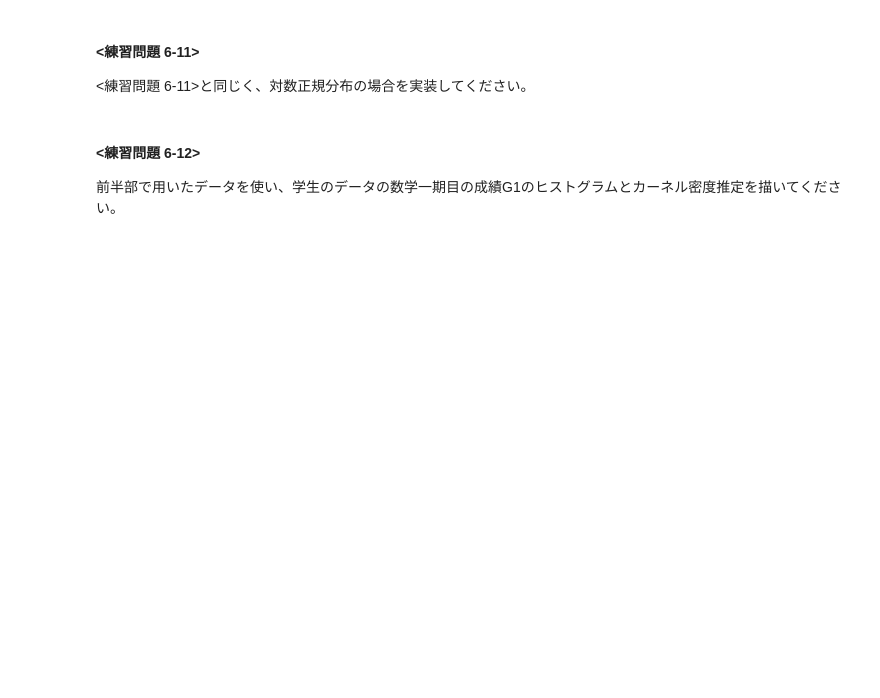
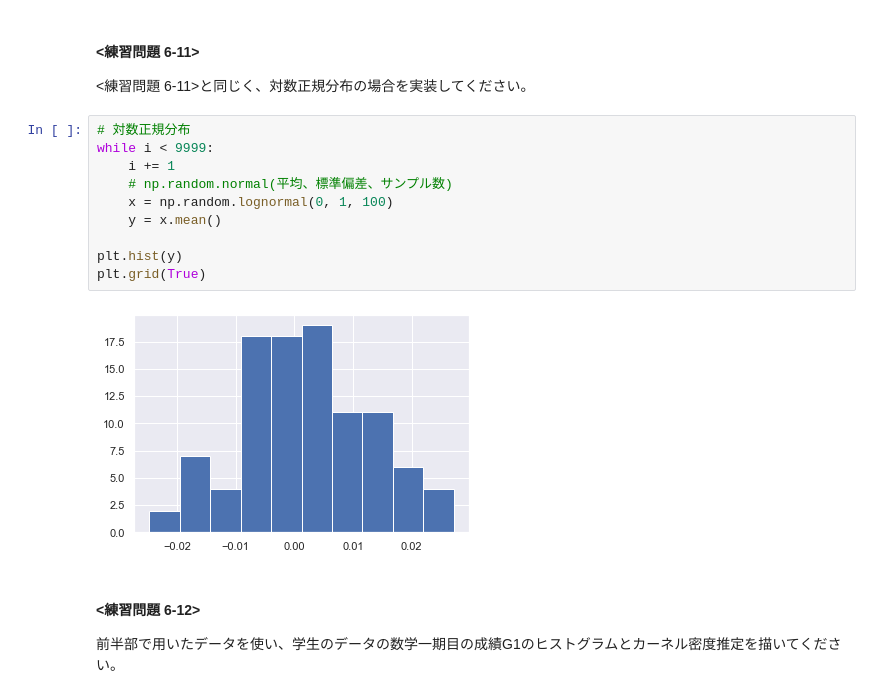
Before and after one commit to takafumi12/tokyou-u_chapters, a Jupyter notebook: GCI2020/week4/chapter6.ipynb, the cells around one changed output. Saved outputs shown, nothing was run; the diff lists cells and outputs as text; blank space fills up the shorter version.

```diff
--- a/GCI2020/week4/chapter6.ipynb
+++ b/GCI2020/week4/chapter6.ipynb
@@ -1715,6 +1787,18 @@ plt.grid(True)
 #### <練習問題 6-11>
 
 <練習問題 6-11>と同じく、対数正規分布の場合を実装してください。
+# %%
+# 対数正規分布
+while i < 9999:
+    i += 1
+    # np.random.normal(平均、標準偏差、サンプル数)
+    x = np.random.lognormal(0, 1, 100)
+    y = x.mean()
+
+plt.hist(y)
+plt.grid(True)
+# %% [output]
+[figure, added]
 # %% [markdown]
 #### <練習問題 6-12>
 
```
Also changed, not shown: parts of 32 cells of this notebook.
